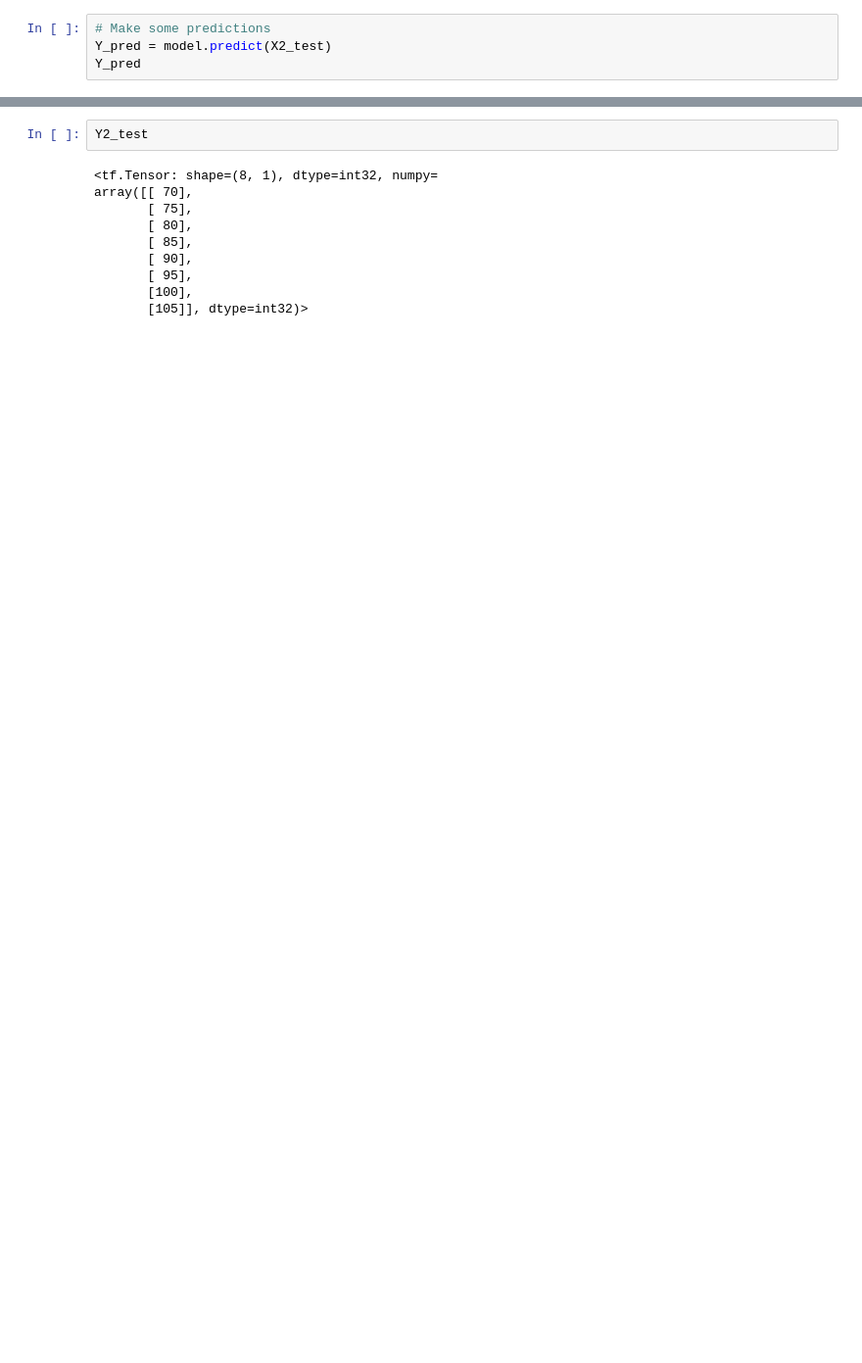
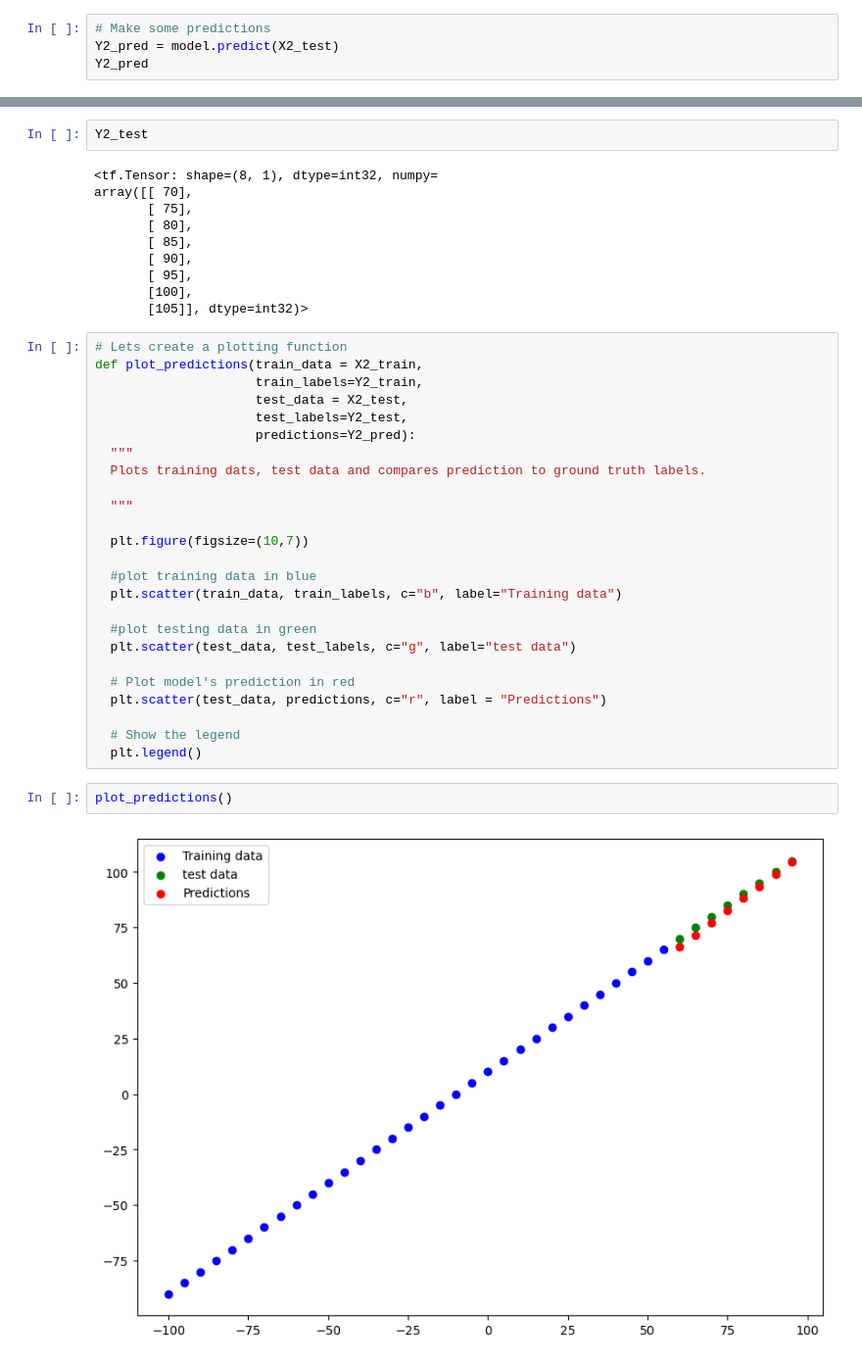
Before and after one commit to imon333/TensorFLow, a Jupyter notebook: 01_neural_network_regression_with_tensorflow.ipynb, the cells around one changed output, grey strips where cells are left out. Shown at 98% size. Cells and saved outputs as stored; diff of their text form; blank space fills up the shorter version.

Commit message:
predict data ploting and check

```diff
--- a/01_neural_network_regression_with_tensorflow.ipynb
+++ b/01_neural_network_regression_with_tensorflow.ipynb
@@ -429,6 +429,6 @@ To visualize predictions, it's a good idea to plot them against the ground truth
 Often you'll see this in the form of 'Y_test' or 'true' versus Y_pred (ground truth versus your model's predictions).
 # %%
 # Make some predictions
-Y_pred = model.predict(X2_test)
-Y_pred
+Y2_pred = model.predict(X2_test)
+Y2_pred
 # %% [output]
@@ -461,3 +454,32 @@ array([[ 70],
        [ 95],
        [100],
        [105]], dtype=int32)>
+# %%
+# Lets create a plotting function
+def plot_predictions(train_data = X2_train,
+                     train_labels=Y2_train,
+                     test_data = X2_test,
+                     test_labels=Y2_test,
+                     predictions=Y2_pred):
+  """
+  Plots training dats, test data and compares prediction to ground truth labels.
+
+  """
+
+  plt.figure(figsize=(10,7))
+
+  #plot training data in blue
+  plt.scatter(train_data, train_labels, c="b", label="Training data")
+
+  #plot testing data in green
+  plt.scatter(test_data, test_labels, c="g", label="test data")
+
+  # Plot model's prediction in red
+  plt.scatter(test_data, predictions, c="r", label = "Predictions")
+
+  # Show the legend
+  plt.legend()
+# %%
+plot_predictions()
+# %% [output]
+[figure, added]
```
Also changed, not shown: parts of 4 cells of this notebook.
